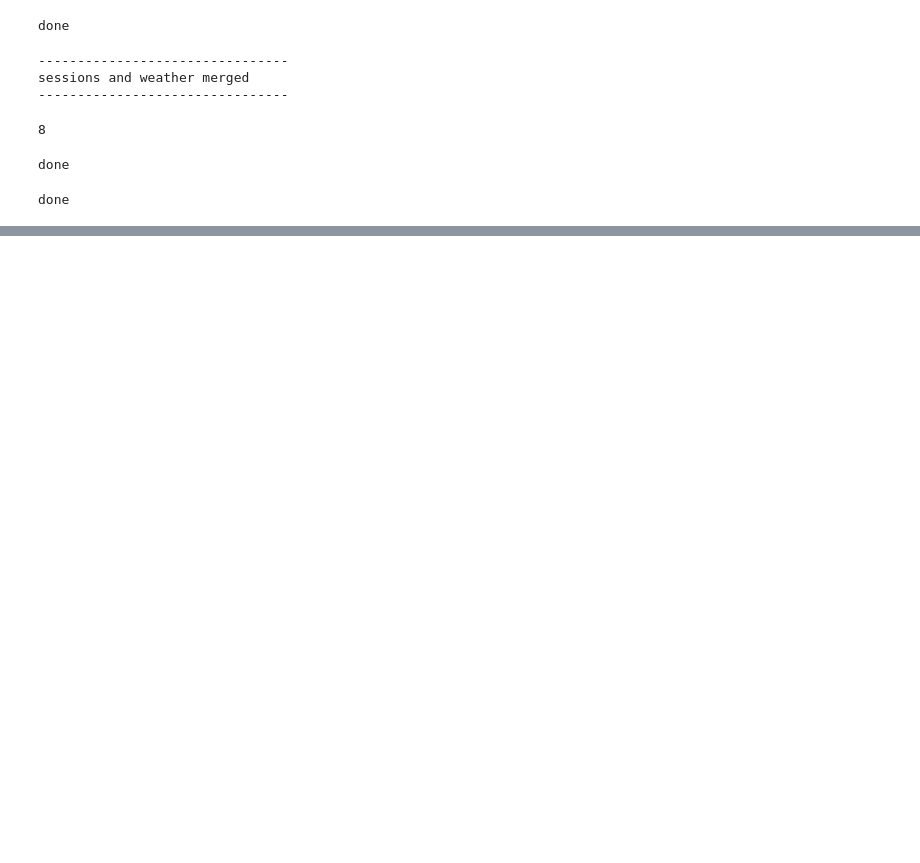
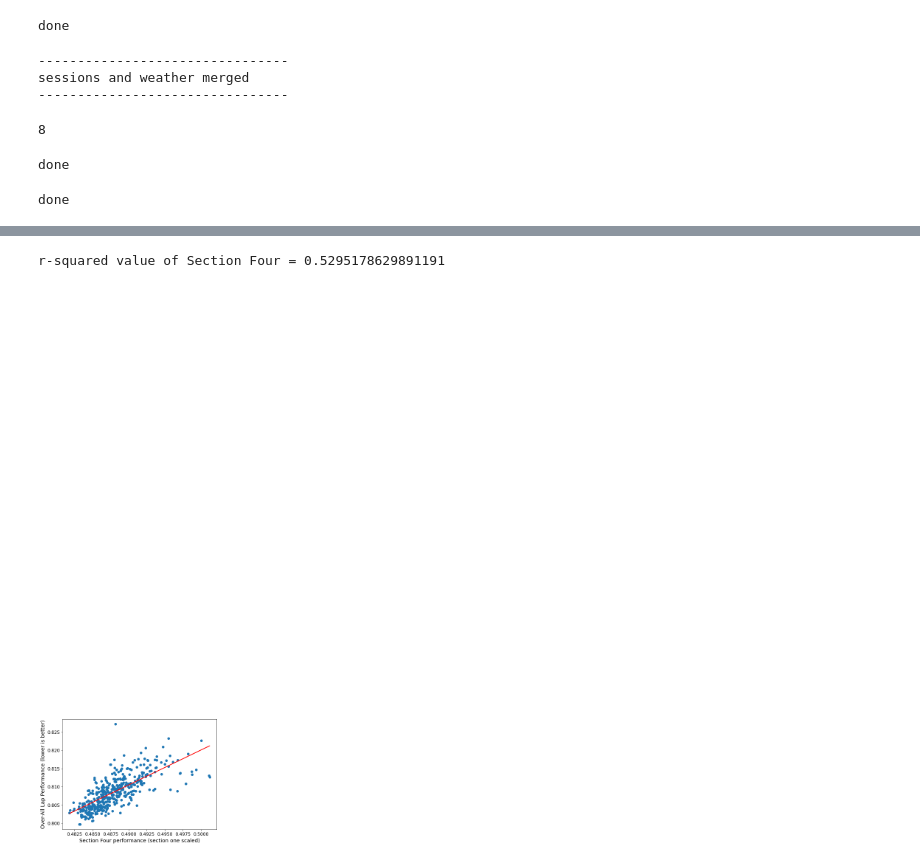
Before and after one commit to NealMaze/z-MotoGP-Analysis, a Jupyter notebook: E1_BasicAnalysisAndVisualization.ipynb, the cells around one changed output, grey strips where cells are left out. Cells and saved outputs as stored; diff of their text form; code cells hidden in the pictures; blank space fills up the shorter version.

```diff
--- a/E1_BasicAnalysisAndVisualization.ipynb
+++ b/E1_BasicAnalysisAndVisualization.ipynb
@@ -186,3 +180,28 @@ r-squared value of Section Four = 0.5241577144971512
+# %%
+nlDF = lDF[lDF.lap_num != 1]
+sec = "four"
+
+xVals = nlDF[f"{sec}_scaled"]
+yVals = nlDF["lap_scaled"]
+
+(slope, intercept, rvalue, pvalue, stderr) = linregress(xVals, yVals)
+regress_values = xVals * slope + intercept
+
+plt.scatter(xVals, yVals)
+plt.plot(xVals, regress_values, "r-")
+line_eq = "y = " + str(round(slope, 2)) + "x + " + str(round(intercept, 2))
+plt.annotate(line_eq,(.5,.945),fontsize=15,color="red")
+
+plt.xlabel(f"Section {sec.capitalize()} performance (section one scaled)")
+plt.ylabel("Over-All Lap Performance (lower is better)")
+
+print(f"r-squared value of Section {sec.capitalize()} = {rvalue**2}")
+fig = plt.gcf()
+fig.set_size_inches(7.5, 5.5)
+plt.show()
+# %% [output]
+r-squared value of Section Four = 0.5295178629891191
+[figure, added]
 # %%
 nlDF = lDF[lDF.lap_num != 1]
 nlDF = nlDF[nlDF.rnd != 7]
```
Also changed, not shown: parts of 4 cells of this notebook, 3 other files.
